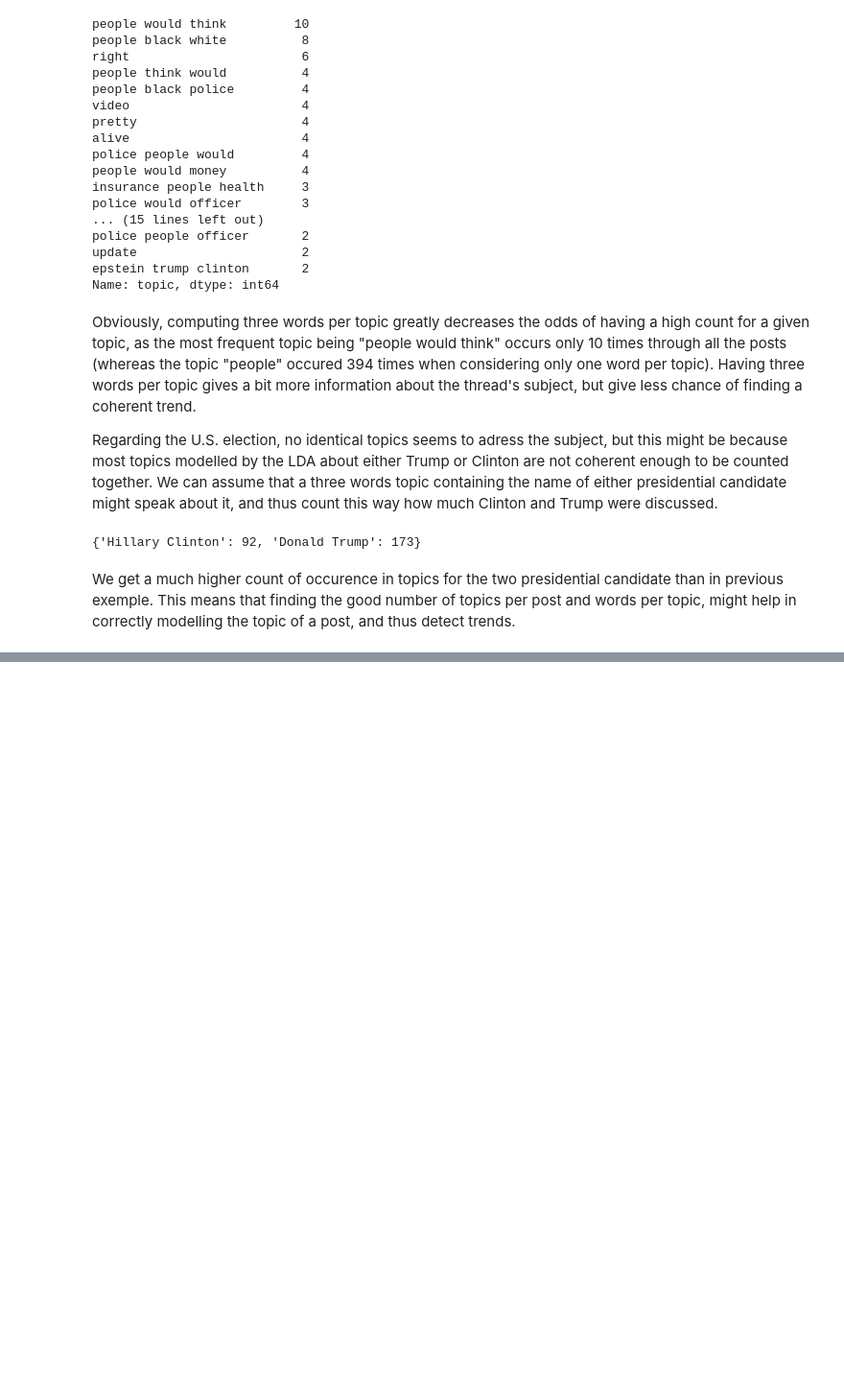
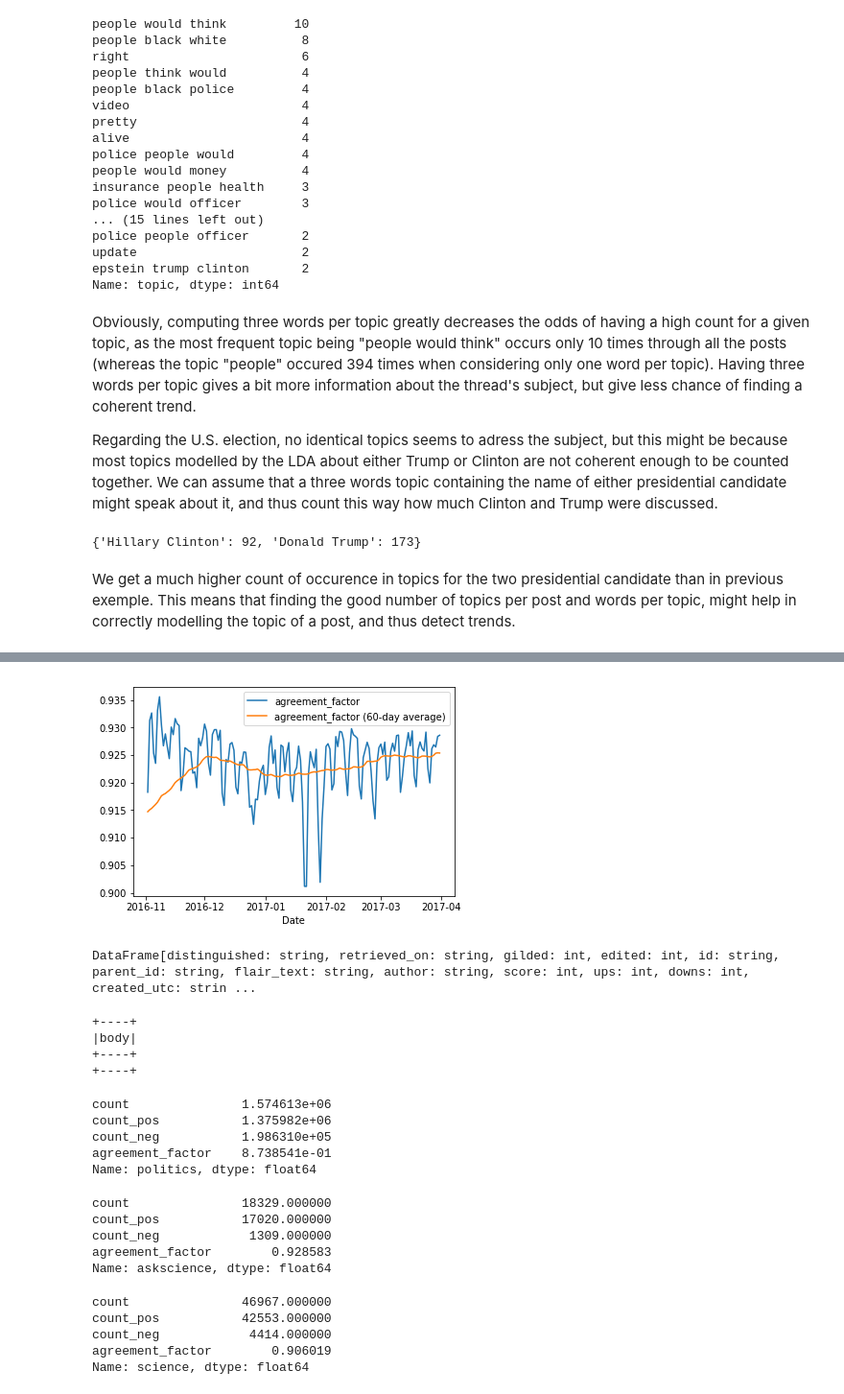
Before and after one commit to MetaHG/Reddit-opinions-polarization, a Jupyter notebook: notebooks/DataCollection.ipynb, the cells around one changed output, grey strips where cells are left out. Shown at 96% size. Saved outputs shown, nothing was run; the diff lists cells and outputs as text; code cells hidden in the pictures; blank space fills up the shorter version.

Commit message:
Some explorations on dataCollection.ipynb [To be removed later]

```diff
--- a/notebooks/DataCollection.ipynb
+++ b/notebooks/DataCollection.ipynb
@@ -443,0 +617,43 @@ It is clear that the time period studied is too small to conclude anything about
+# %%
+plot_daily_metric(daily_agreement[(daily_agreement.index > dt.date(2016, 11, 1))], 'agreement_factor')
+# %% [output]
+[figure, added]
+# %%
+comments
+# %% [output]
+DataFrame[distinguished: string, retrieved_on: string, gilded: int, edited: int, id: string, parent_id: string, flair_text: string, author: string, score: int, ups: int, downs: int, created_utc: strin ...
+# %%
+spark.sql("""
+    SELECT body
+    FROM comments
+    WHERE subreddit == 'announcements' AND created_utc > 1477785600 AND created_utc < 1478390400
+""").show()
+# %% [output]
++----+
+|body|
++----+
++----+
+# %%
+subreddit_agreement.loc['politics']
+# %% [output]
+count               1.574613e+06
+count_pos           1.375982e+06
+count_neg           1.986310e+05
+agreement_factor    8.738541e-01
+Name: politics, dtype: float64
+# %%
+subreddit_agreement.loc['askscience']
+# %% [output]
+count               18329.000000
+count_pos           17020.000000
+count_neg            1309.000000
+agreement_factor        0.928583
+Name: askscience, dtype: float64
+# %%
+subreddit_agreement.loc['science']
+# %% [output]
+count               46967.000000
+count_pos           42553.000000
+count_neg            4414.000000
+agreement_factor        0.906019
+Name: science, dtype: float64
```
Also changed, not shown: parts of 82 cells of this notebook.
